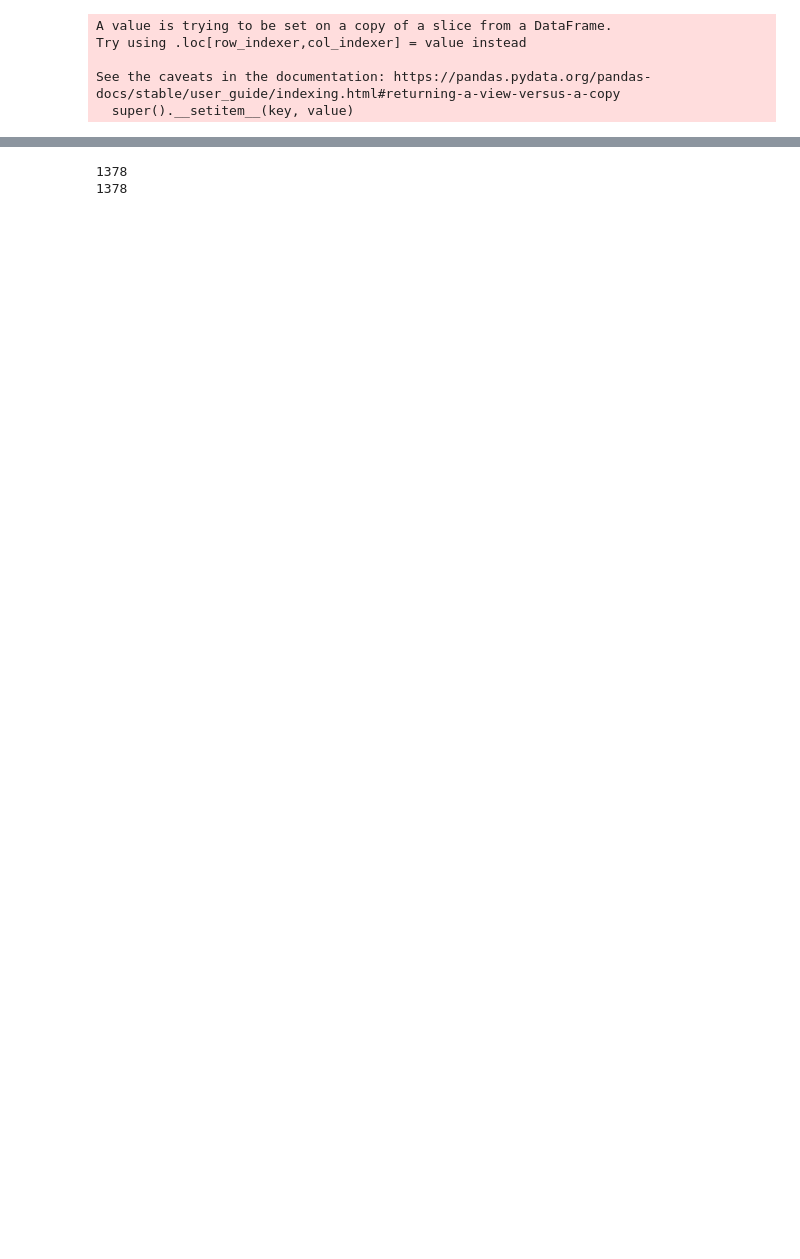
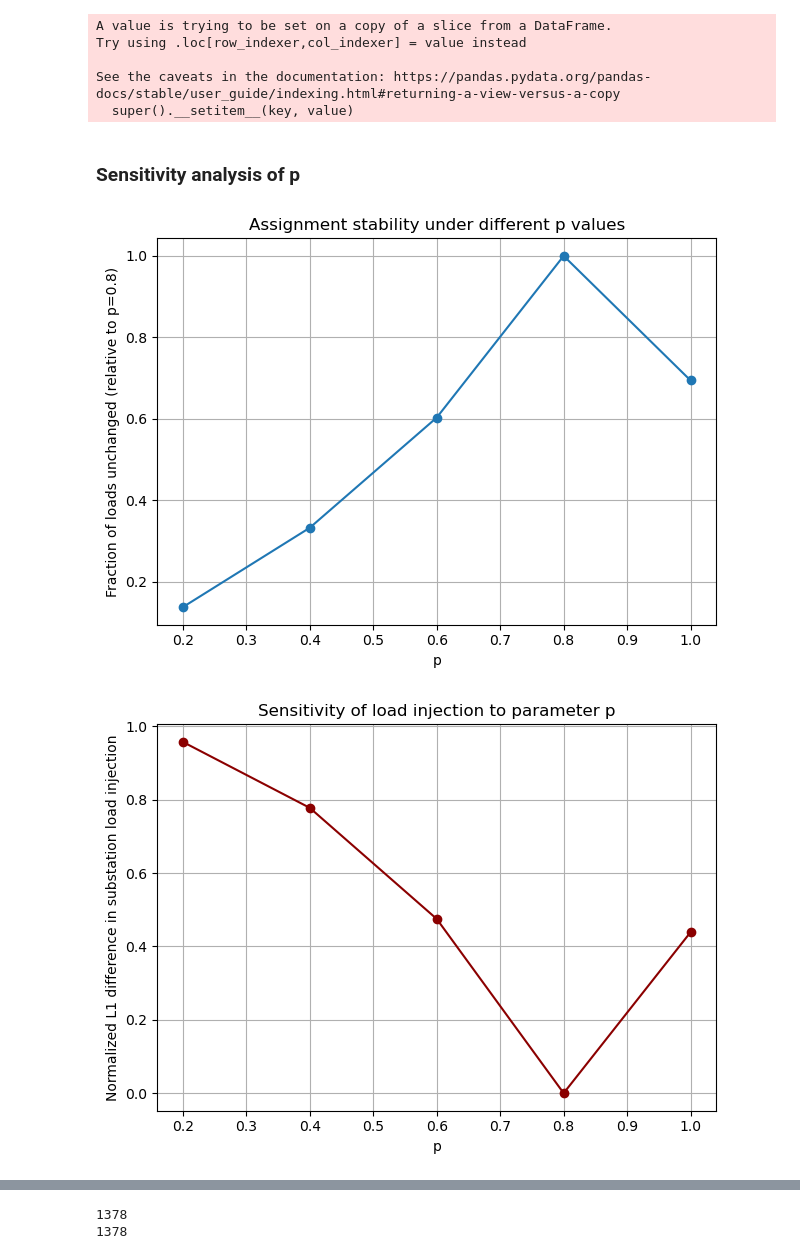
Before and after one commit to Mengqi-Ye/PowerFlowCascade, a Jupyter notebook: notebooks/3_electricity_demand_distribution.ipynb, the cells around one changed output, grey strips where cells are left out. Drawn from its saved outputs; the diff is of its cells as text; code cells hidden in the pictures; blank space fills up the shorter version.

Commit message:
sensitivity analysis

```diff
--- a/notebooks/3_electricity_demand_distribution.ipynb
+++ b/notebooks/3_electricity_demand_distribution.ipynb
@@ -201,3 +211,5 @@ Try using .loc[row_indexer,col_indexer] = value instead
 
 See the caveats in the documentation: https://pandas.pydata.org/pandas-docs/stable/user_guide/indexing.html#returning-a-view-versus-a-copy
   super().__setitem__(key, value)
+# %% [markdown]
+### Sensitivity analysis of p
@@ -204,3 +366,46 @@ See the caveats in the documentation: https://pandas.pydata.org/pandas-docs/stab
+# %%
+p_values = [0.2, 0.4, 0.6, 0.8, 1.0]
+
+df_p_sensitivity, bus_maps, injections = p_sensitivity_analysis(
+    landuse_sites_gdf=landuse_sites_gdf,
+    nodes_gdf=nodes_gdf,
+    p_values=p_values,
+    load_col="total_electricity_demand",
+    base_p=0.8,
+    seed=42
+)
+# %%
+# Figure S1: assignment stability
+plt.figure()
+plt.plot(
+    df_p_sensitivity["p"],
+    df_p_sensitivity["same_as_base_fraction"],
+    marker="o"
+)
+plt.xlabel("p")
+plt.ylabel("Fraction of loads unchanged (relative to p=0.8)")
+plt.title("Assignment stability under different p values")
+plt.grid(True)
+plt.tight_layout()
+plt.show()
+
+# Figure S2: injection vector difference
+plt.figure()
+plt.plot(
+    df_p_sensitivity["p"],
+    df_p_sensitivity["delta_L1_injection"],
+    marker="o",
+    color="darkred"
+)
+plt.xlabel("p")
+plt.ylabel("Normalized L1 difference in substation load injection")
+plt.title("Sensitivity of load injection to parameter p")
+plt.grid(True)
+plt.tight_layout()
+plt.show()
+# %% [output]
+[figure, added]
+[figure, added]
 # %%
 # # Calculate the average hourly power consumption (MW)
 # # There are 24*365=8760 hours in a year
```
Also changed, not shown: parts of 9 cells of this notebook, 20 other files.
